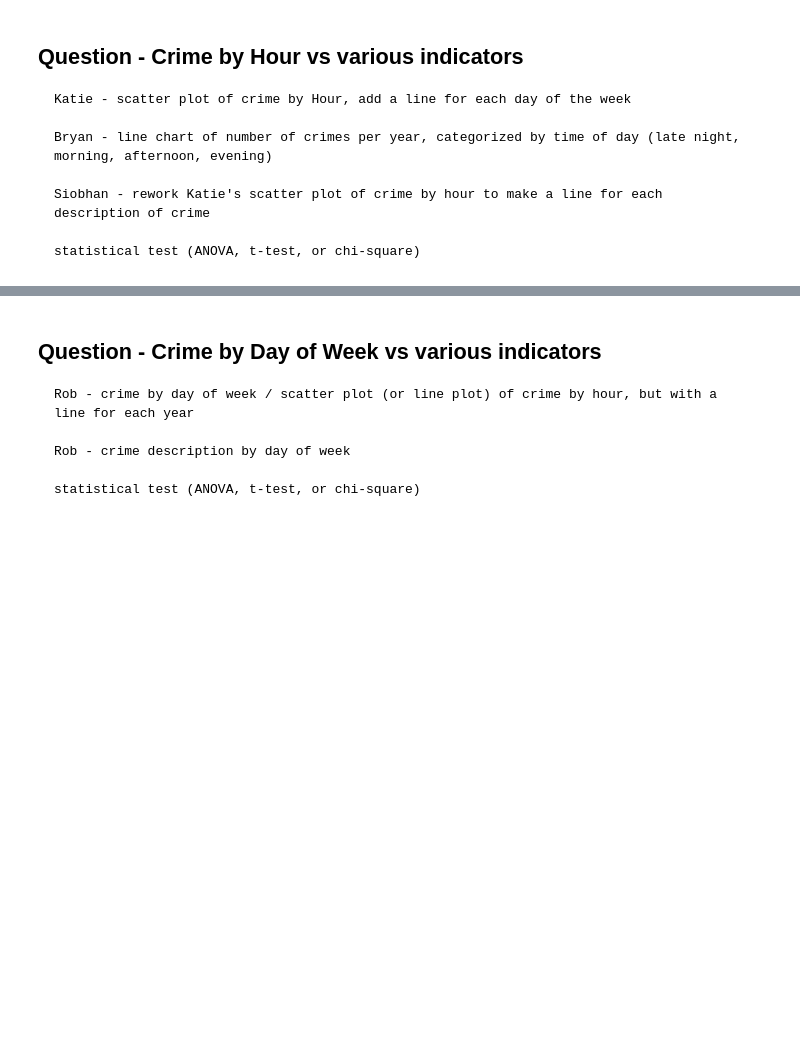
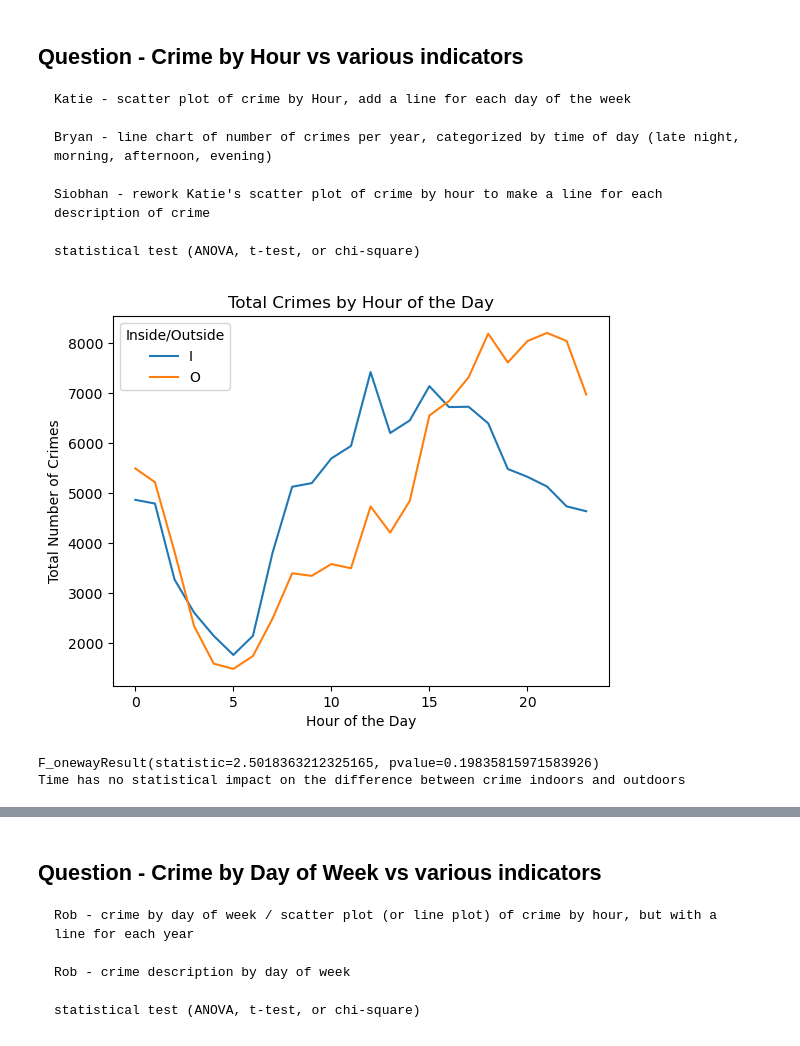
Before and after one commit to johbry17/Crime-in-Baltimore, a Jupyter notebook: main.ipynb, the cells around one changed output, grey strips where cells are left out. Drawn from its saved outputs; the diff is of its cells as text; code cells hidden in the pictures; blank space fills up the shorter version.

```diff
--- a/main.ipynb
+++ b/main.ipynb
@@ -113,3 +114,32 @@ plt.show()
     Siobhan - rework Katie's scatter plot of crime by hour to make a line for each description of crime
 
     statistical test (ANOVA, t-test, or chi-square)
+# %%
+# temporary data frame
+pre2017_df = df[df["CrimeDate"].dt.year < 2017].copy()
+pre2017_df["CrimeTimeTemp"] = pd.to_datetime(pre2017_df.CrimeTime, format="%H:%M:%S")
+
+# unstack pivots the table
+_ = pre2017_df.groupby([pre2017_df["CrimeTimeTemp"].dt.hour, "Inside/Outside"]).size().unstack()
+
+# plot the chart
+# need to remove warning
+_.plot(kind='line')
+plt.title("Total Crimes by Hour of the Day")
+plt.xlabel("Hour of the Day")
+plt.ylabel("Total Number of Crimes")
+plt.show()
+# %% [output]
+[figure, added]
+# %%
+# ANOVA! time of day does not impact crime level in/out
+m = df[df["Time of Day"] == "Morning"].groupby(df["Inside/Outside"]).size()
+a = df[df["Time of Day"] == "Afternoon"].groupby(df["Inside/Outside"]).size()
+e = df[df["Time of Day"] == "Evening"].groupby(df["Inside/Outside"]).size()
+n = df[df["Time of Day"] == "Late Night"].groupby(df["Inside/Outside"]).size()
+
+print(f"""{st.f_oneway(m, a, e, n)}
+Time has no statistical impact on the difference between crime indoors and outdoors""")
+# %% [output]
+F_onewayResult(statistic=2.5018363212325165, pvalue=0.19835815971583926)
+Time has no statistical impact on the difference between crime indoors and outdoors
```
Also changed, not shown: parts of 6 cells of this notebook, 1 other file.
